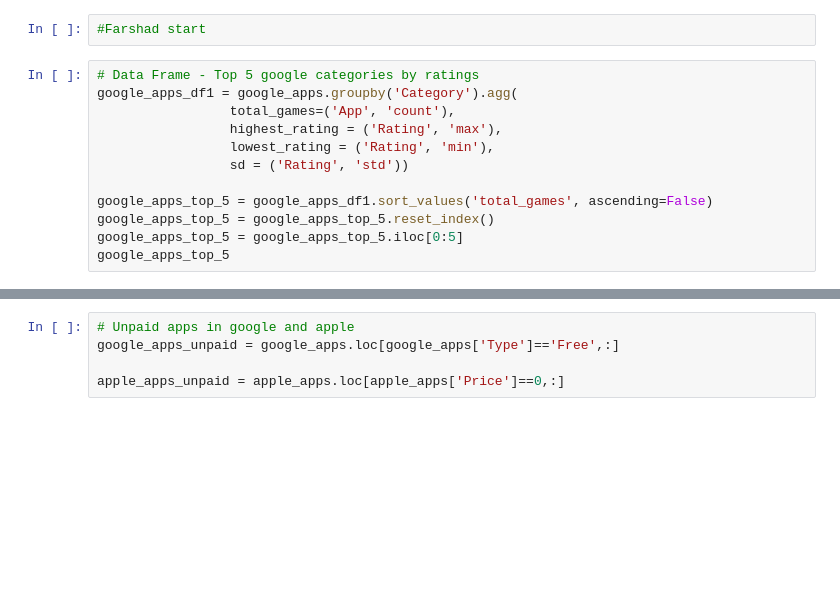
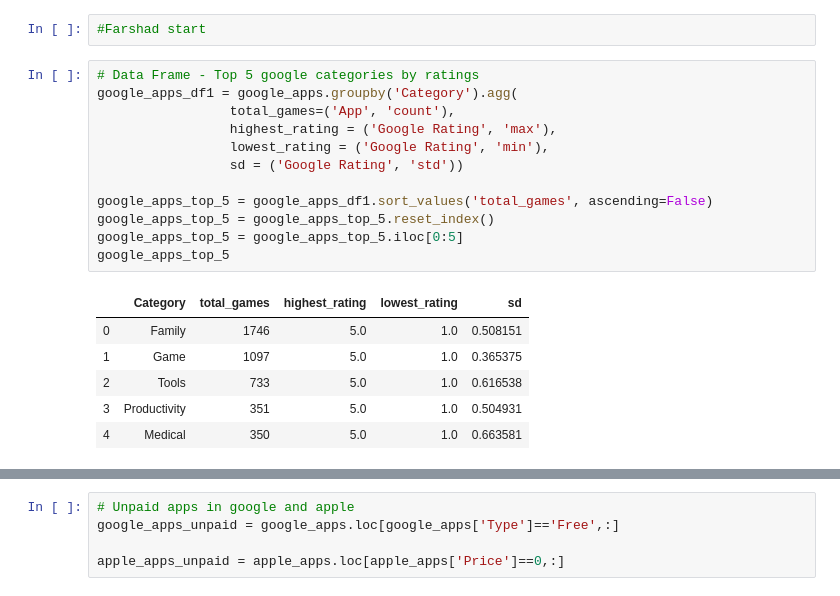
Before and after one commit to esnaaf1/project-one, a Jupyter notebook: TheAppTeamProject1.ipynb, the cells around one changed output, grey strips where cells are left out. Drawn from its saved outputs; the diff is of its cells as text; blank space fills up the shorter version.

```diff
--- a/TheAppTeamProject1.ipynb
+++ b/TheAppTeamProject1.ipynb
@@ -178,15 +331,22 @@ plt.savefig('images/as_apple_total_spending.png')
 # %%
 # Data Frame - Top 5 google categories by ratings
 google_apps_df1 = google_apps.groupby('Category').agg(
                  total_games=('App', 'count'),
-                 highest_rating = ('Rating', 'max'),
-                 lowest_rating = ('Rating', 'min'),
-                 sd = ('Rating', 'std'))
+                 highest_rating = ('Google Rating', 'max'),
+                 lowest_rating = ('Google Rating', 'min'),
+                 sd = ('Google Rating', 'std'))
 
 google_apps_top_5 = google_apps_df1.sort_values('total_games', ascending=False)
 google_apps_top_5 = google_apps_top_5.reset_index()
 google_apps_top_5 = google_apps_top_5.iloc[0:5]
 google_apps_top_5
+# %% [output]
+|  | Category | total_games | highest_rating | lowest_rating | sd |
+| 0 | Family | 1746 | 5.0 | 1.0 | 0.508151 |
+| 1 | Game | 1097 | 5.0 | 1.0 | 0.365375 |
+| 2 | Tools | 733 | 5.0 | 1.0 | 0.616538 |
+| 3 | Productivity | 351 | 5.0 | 1.0 | 0.504931 |
+| 4 | Medical | 350 | 5.0 | 1.0 | 0.663581 |
 # %%
 # Pie Chart - Top 5 google category by total games
 labels = google_apps_top_5['Category']
```
Also changed, not shown: parts of 24 cells of this notebook, 1 other file.
